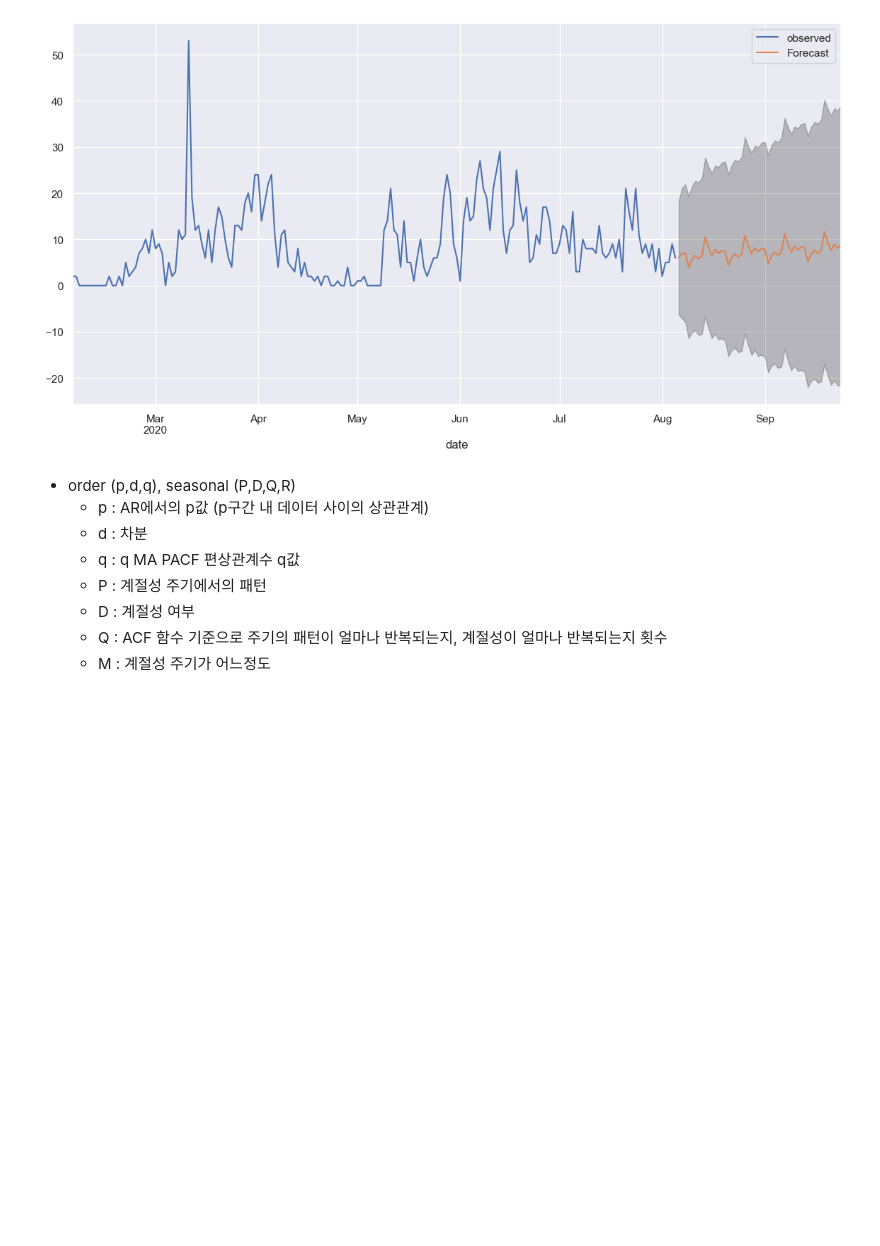
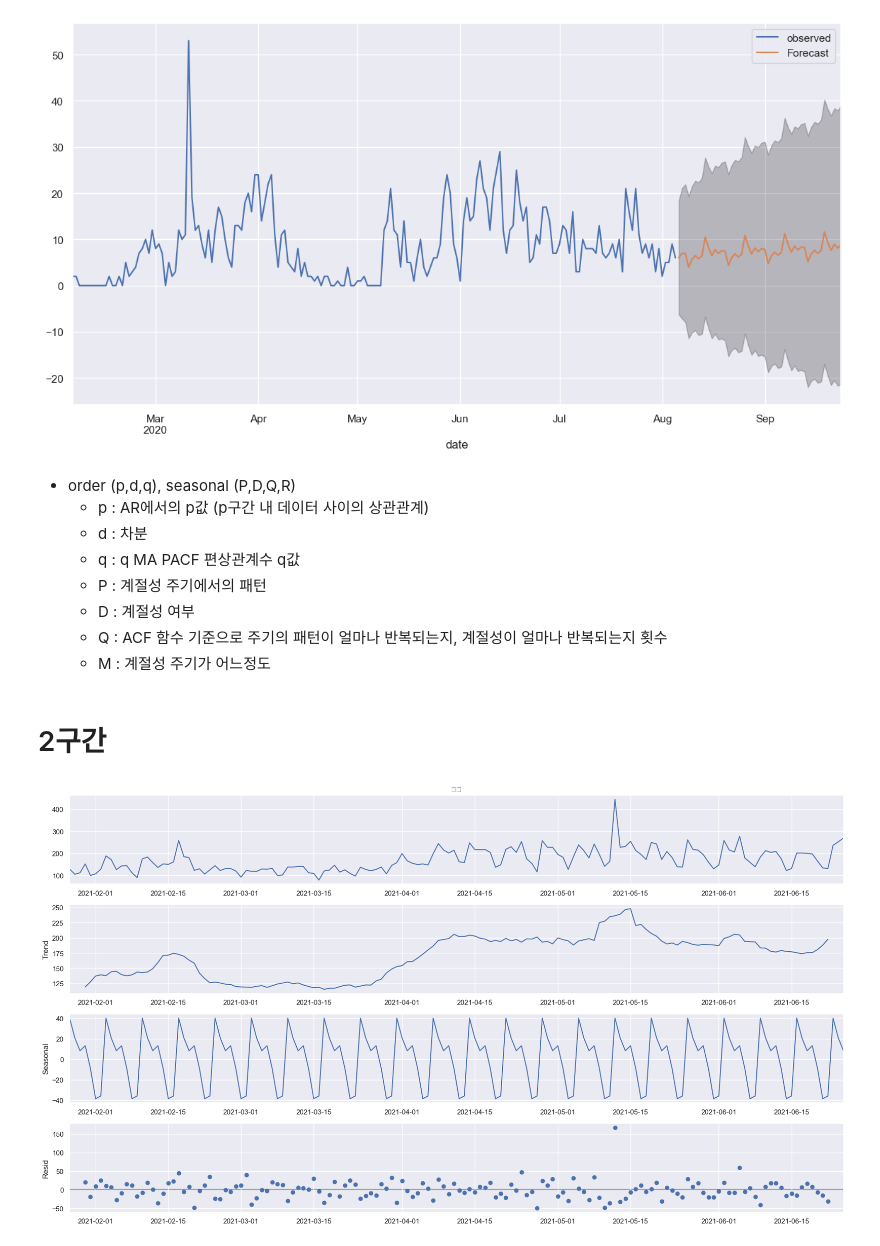
Before and after one commit to L2egg/L2egg, a Jupyter notebook: practice.ipynb, the cells around one changed output. Saved outputs shown, nothing was run; the diff lists cells and outputs as text; code cells hidden in the pictures; blank space fills up the shorter version.

```diff
--- a/practice.ipynb
+++ b/practice.ipynb
@@ -252,3 +263,19 @@ from sklearn import linear_model
 
 # Auto ARIMA
 # pip install --user pmdarima
+# %% [markdown]
+# 2구간
+# %%
+dataset_2 = dataset_total[(dataset_total['date'] >= '2021-01-27') & (dataset_total['date'] <= '2021-06-25')][['date', '서울']]
+pivot_station = pd.pivot_table(data=dataset_2, index='date', values='서울', aggfunc='sum')
+y_2 = pivot_station['서울'].resample('1D').mean() # 1일마다 평균
+# %%
+rcParams['figure.figsize'] = 18,10
+
+# 시계열 모델 생성
+model_seires = tsa.seasonal_decompose(y_2, model='additive')
+# 모델 시각화
+fig = model_seires.plot()
+plt.show()
+# %% [output]
+[figure, added]
```
Also changed, not shown: parts of 42 cells of this notebook.
